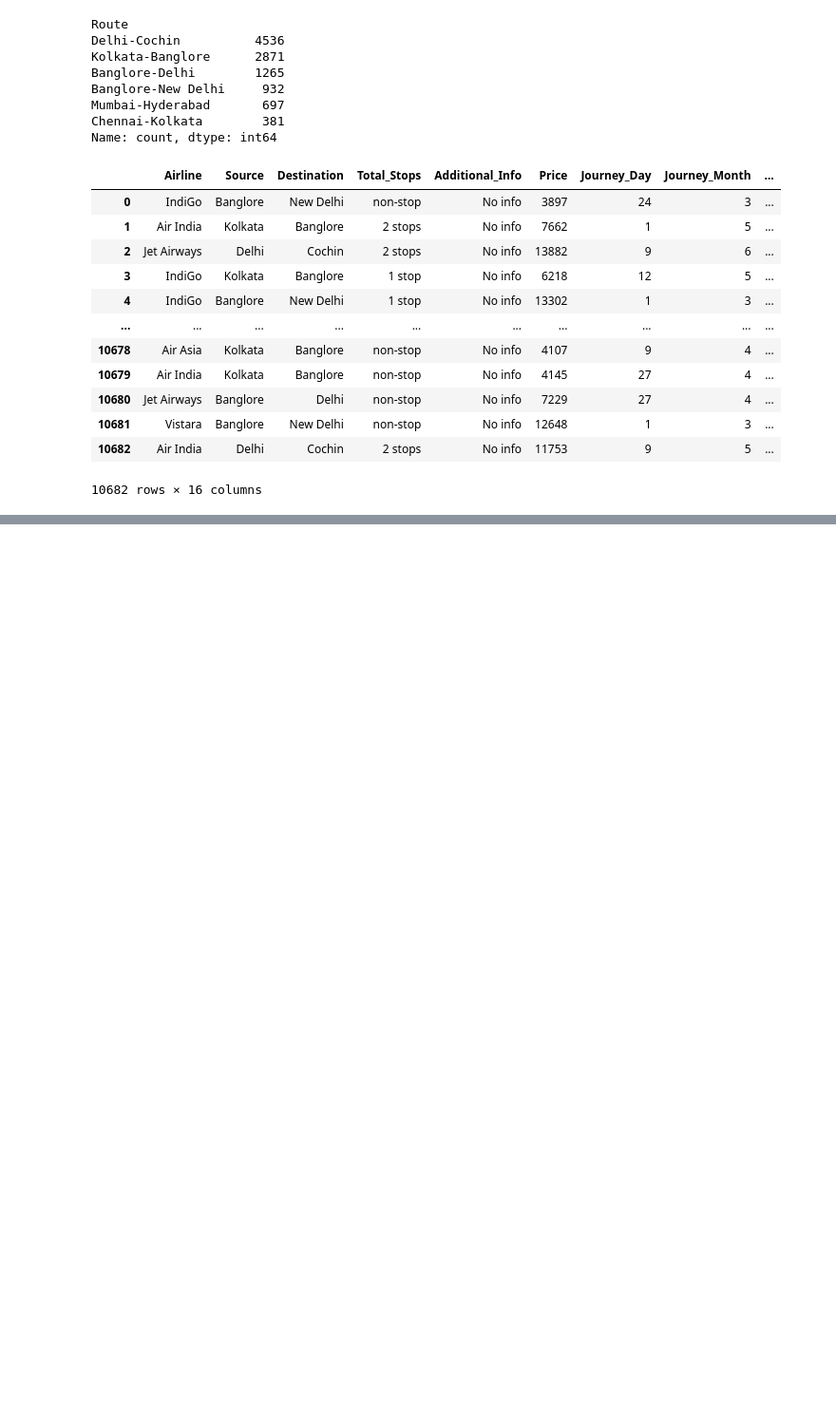
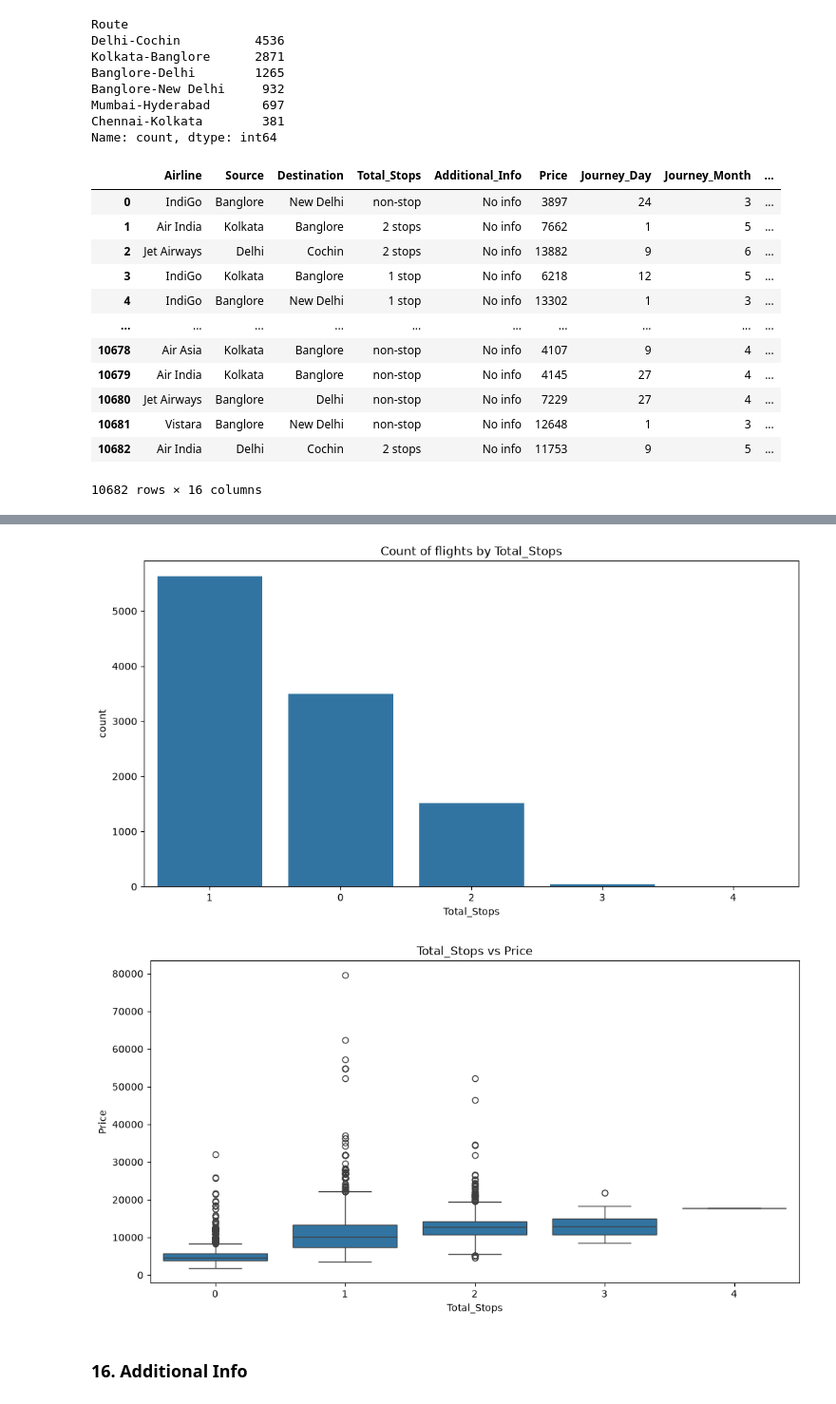
Before and after one commit to Shaurya170319/PBEL12, a Jupyter notebook: flight_price.ipynb, the cells around one changed output, grey strips where cells are left out. Shown at 95% size. Saved outputs shown, nothing was run; the diff lists cells and outputs as text; code cells hidden in the pictures; blank space fills up the shorter version.

```diff
--- a/flight_price.ipynb
+++ b/flight_price.ipynb
@@ -651,0 +695,37 @@ train_data
+# %%
+## Convert categories of Total_Stops feature
+
+train_data['Total_Stops']= train_data['Total_Stops'].replace({
+    'non-stop': 0,
+    '1 stop': 1,
+    '2 stops': 2,
+    '3 stops': 3,
+    '4 stops': 4
+})
+
+test_data['Total_Stops']= test_data['Total_Stops'].replace({
+    'non-stop': 0,
+    '1 stop': 1,
+    '2 stops': 2,
+    '3 stops': 3,
+    '4 stops': 4
+})
+
+
+# Distribution of Total_Stops
+plt.figure(figsize=(12,6))
+sns.countplot(data=train_data,x='Total_Stops',order=train_data['Total_Stops'].value_counts().index)
+plt.title('Count of flights by Total_Stops')
+plt.show()
+
+# Total_Stops feature dependence on Price
+plt.figure(figsize=(12,6))
+sns.boxplot(data=train_data, x='Total_Stops',y ='Price',
+order= train_data.groupby('Total_Stops')['Price'].median().sort_values().index)
+plt.title('Total_Stops vs Price')
+plt.show()
+# %% [output]
+[figure, added]
+[figure, added]
+# %% [markdown]
+### 16. Additional Info
```
Also changed, not shown: parts of 78 cells of this notebook, 6 other files.
